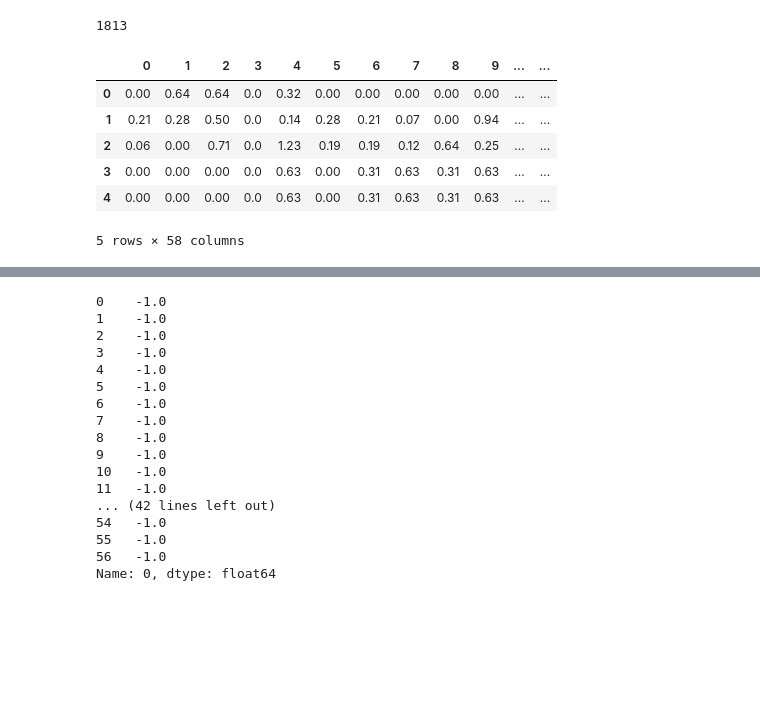
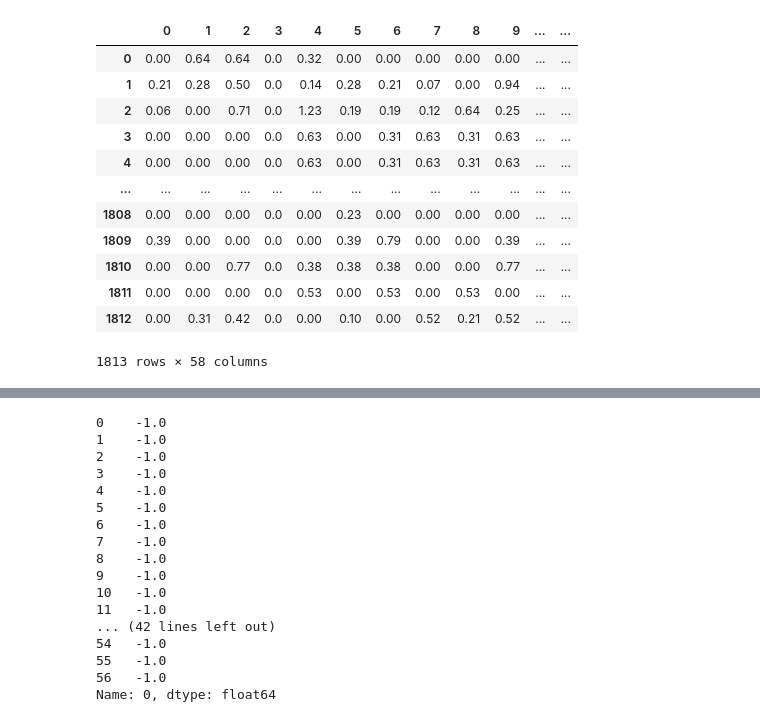
Before and after one commit to wokiee/mlassignment1, a Jupyter notebook: least_general_generalisation.ipynb, the cells around one changed output, grey strips where cells are left out. Cells and saved outputs as stored; diff of their text form; code cells hidden in the pictures; blank space fills up the shorter version.

```diff
--- a/least_general_generalisation.ipynb
+++ b/least_general_generalisation.ipynb
@@ -1,27 +1,28 @@
 # %%
+#Import libraries
 from scipy import stats
 import pandas as pd
 import numpy as np
 from sklearn.preprocessing import KBinsDiscretizer
 from collections import Counter
 import matplotlib.pyplot as plt
-
-# create discretizer
-kbins = KBinsDiscretizer(n_bins=2, strategy='uniform', encode='ordinal')
-# read spambase.data into pandas dataframe
-df = pd.read_csv('spambase.data',header = None)
-
-df = df[(df[57] == 1)]
-
-print(len(df))
-df.head()
-#df[(df[0] <= 2.38)]
-# %% [output]
-1813
-|  | 0 | 1 | 2 | 3 | 4 | 5 | 6 | 7 | 8 | 9 | ... | ... |
-| 0 | 0.00 | 0.64 | 0.64 | 0.0 | 0.32 | 0.00 | 0.00 | 0.00 | 0.00 | 0.00 | ... | ... |
-| 1 | 0.21 | 0.28 | 0.50 | 0.0 | 0.14 | 0.28 | 0.21 | 0.07 | 0.00 | 0.94 | ... | ... |
-| 2 | 0.06 | 0.00 | 0.71 | 0.0 | 1.23 | 0.19 | 0.19 | 0.12 | 0.64 | 0.25 | ... | ... |
-| 3 | 0.00 | 0.00 | 0.00 | 0.0 | 0.63 | 0.00 | 0.31 | 0.63 | 0.31 | 0.63 | ... | ... |
-| 4 | 0.00 | 0.00 | 0.00 | 0.0 | 0.63 | 0.00 | 0.31 | 0.63 | 0.31 | 0.63 | ... | ... |
-5 rows × 58 columns
+# %%
+#Read spambase.data into pandas dataframe
+df = pd.read_csv('spambase.data',header = None)
+
+spam_df = df[(df[57] == 1)] #select the rows that are spam
+spam_df
+# %% [output]
+|  | 0 | 1 | 2 | 3 | 4 | 5 | 6 | 7 | 8 | 9 | ... | ... |
+| 0 | 0.00 | 0.64 | 0.64 | 0.0 | 0.32 | 0.00 | 0.00 | 0.00 | 0.00 | 0.00 | ... | ... |
+| 1 | 0.21 | 0.28 | 0.50 | 0.0 | 0.14 | 0.28 | 0.21 | 0.07 | 0.00 | 0.94 | ... | ... |
+| 2 | 0.06 | 0.00 | 0.71 | 0.0 | 1.23 | 0.19 | 0.19 | 0.12 | 0.64 | 0.25 | ... | ... |
+| 3 | 0.00 | 0.00 | 0.00 | 0.0 | 0.63 | 0.00 | 0.31 | 0.63 | 0.31 | 0.63 | ... | ... |
+| 4 | 0.00 | 0.00 | 0.00 | 0.0 | 0.63 | 0.00 | 0.31 | 0.63 | 0.31 | 0.63 | ... | ... |
+| ... | ... | ... | ... | ... | ... | ... | ... | ... | ... | ... | ... | ... |
+| 1808 | 0.00 | 0.00 | 0.00 | 0.0 | 0.00 | 0.23 | 0.00 | 0.00 | 0.00 | 0.00 | ... | ... |
+| 1809 | 0.39 | 0.00 | 0.00 | 0.0 | 0.00 | 0.39 | 0.79 | 0.00 | 0.00 | 0.39 | ... | ... |
+| 1810 | 0.00 | 0.00 | 0.77 | 0.0 | 0.38 | 0.38 | 0.38 | 0.00 | 0.00 | 0.77 | ... | ... |
+| 1811 | 0.00 | 0.00 | 0.00 | 0.0 | 0.53 | 0.00 | 0.53 | 0.00 | 0.53 | 0.00 | ... | ... |
+| 1812 | 0.00 | 0.31 | 0.42 | 0.0 | 0.00 | 0.10 | 0.00 | 0.52 | 0.21 | 0.52 | ... | ... |
+1813 rows × 58 columns
```
Also changed, not shown: parts of 11 cells of this notebook, 2 other files.
